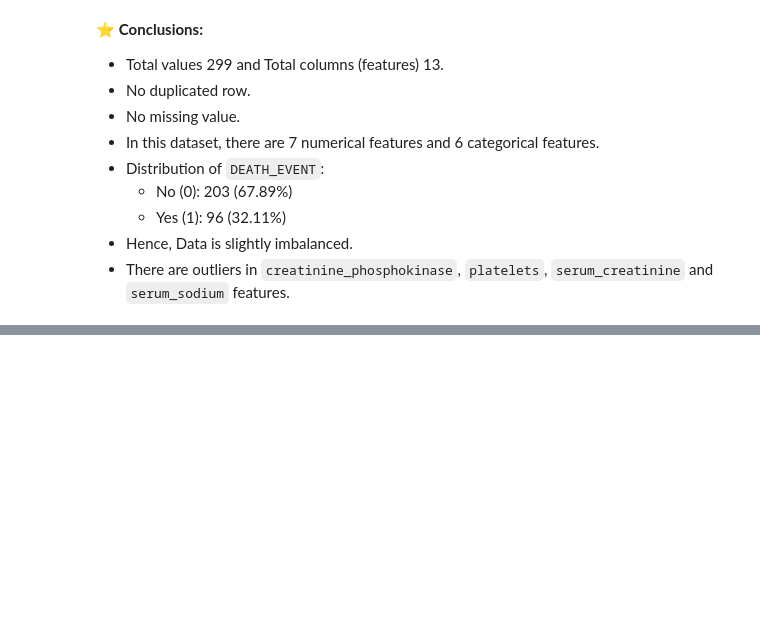
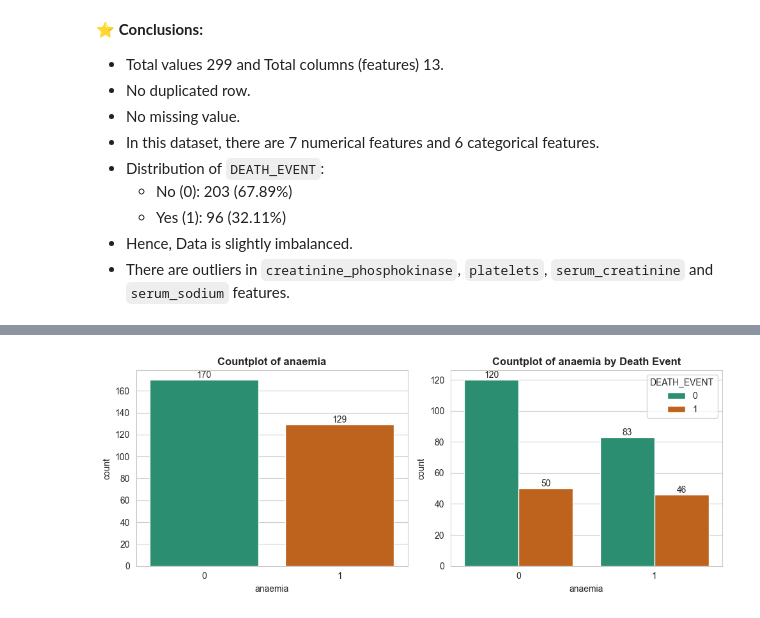
Before and after one commit to mohammadkhorshed/DS-ML-Assignments, a Jupyter notebook: assignment_08.ipynb, the cells around one changed output, grey strips where cells are left out. Cells and saved outputs as stored; diff of their text form; code cells hidden in the pictures; blank space fills up the shorter version.

```diff
--- a/assignment_08.ipynb
+++ b/assignment_08.ipynb
@@ -261,0 +298,26 @@ Index(['age', 'creatinine_phosphokinase', 'ejection_fraction', 'platelets',
+# %%
+# Countplot of Categorical Features
+
+def catplots(col: str, palette='Dark2'):
+    plt.figure(figsize=(10, 4))
+
+    plt.subplot(121)
+    ax = sns.countplot(data=df, x=col, palette=palette)
+    for container in ax.containers:
+        ax.bar_label(container, fontsize=10)
+    plt.title(f"Countplot of {col}", fontsize=12, fontweight='bold')
+
+    plt.subplot(122)
+    ax = sns.countplot(data=df, x=col, hue='DEATH_EVENT', palette=palette)
+    for container in ax.containers:
+        ax.bar_label(container, fontsize=10)
+    plt.title(f"Countplot of {col} by Death Event", fontsize=12, fontweight='bold')
+
+    plt.tight_layout()
+    plt.show()
+# %%
+# Countplot of Anaemia
+
+catplots('anaemia')
+# %% [output]
+[figure, added]
```
Also changed, not shown: parts of 8 cells of this notebook.
